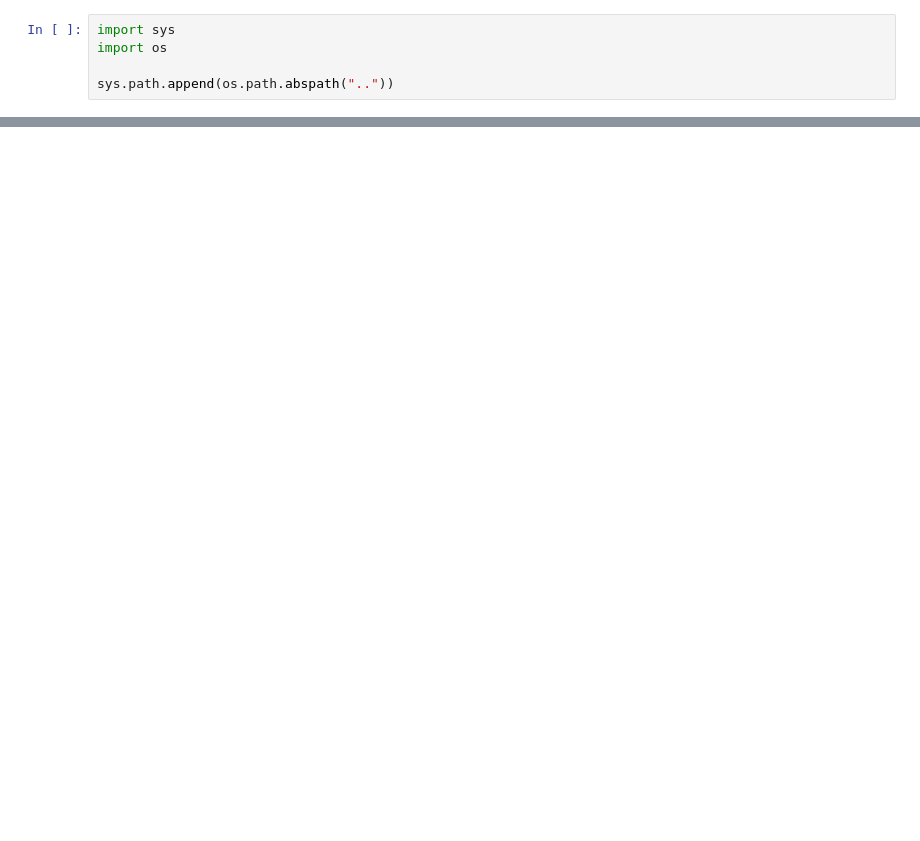
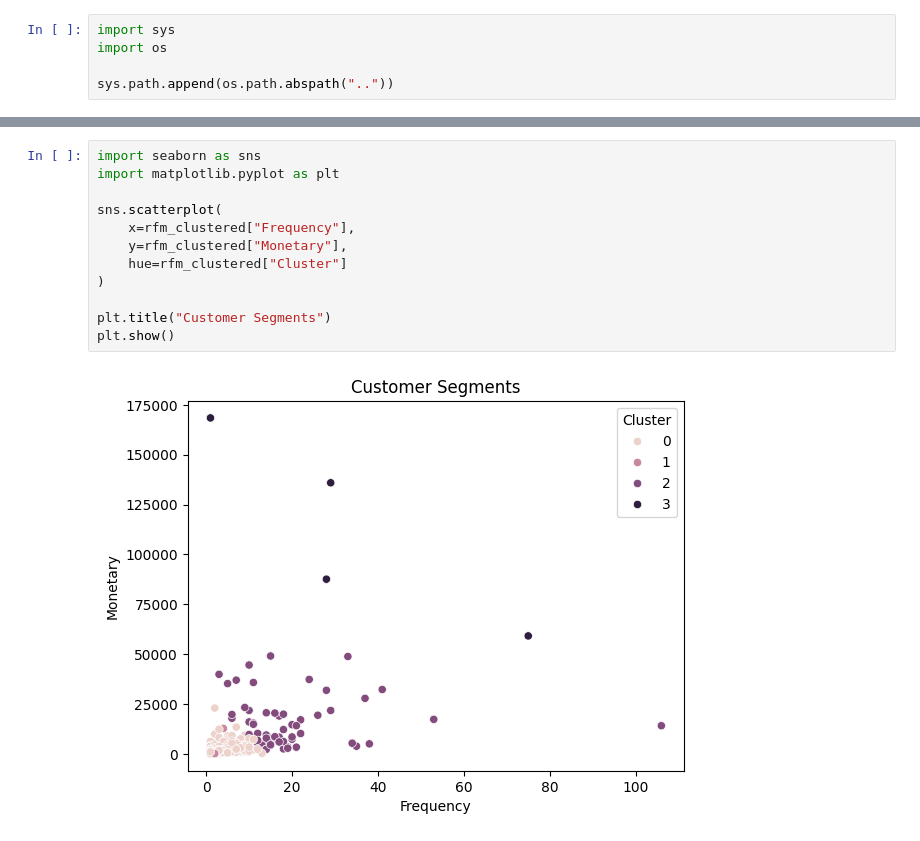
Before and after one commit to OmegaZeroG/customer-retention-dashboard, a Jupyter notebook: notebooks/analysis.ipynb, the cells around one changed output, grey strips where cells are left out. Drawn from its saved outputs; the diff is of its cells as text; blank space fills up the shorter version.

```diff
--- a/notebooks/analysis.ipynb
+++ b/notebooks/analysis.ipynb
@@ -57,0 +56,14 @@ rfm_clustered["Cluster"].value_counts()
+# %%
+import seaborn as sns
+import matplotlib.pyplot as plt
+
+sns.scatterplot(
+    x=rfm_clustered["Frequency"],
+    y=rfm_clustered["Monetary"],
+    hue=rfm_clustered["Cluster"]
+)
+
+plt.title("Customer Segments")
+plt.show()
+# %% [output]
+[figure, added]
```
Also changed, not shown: parts of 3 cells of this notebook, 1 other file.
